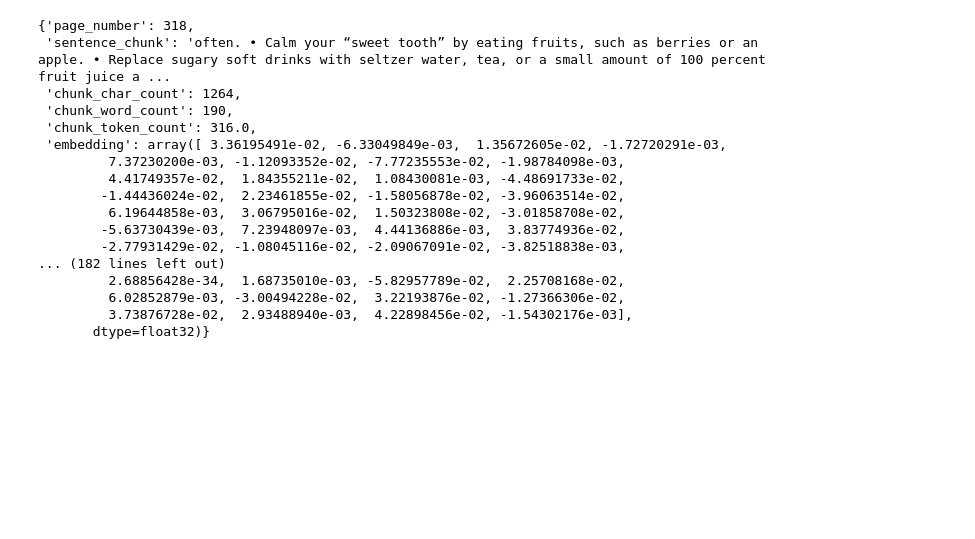
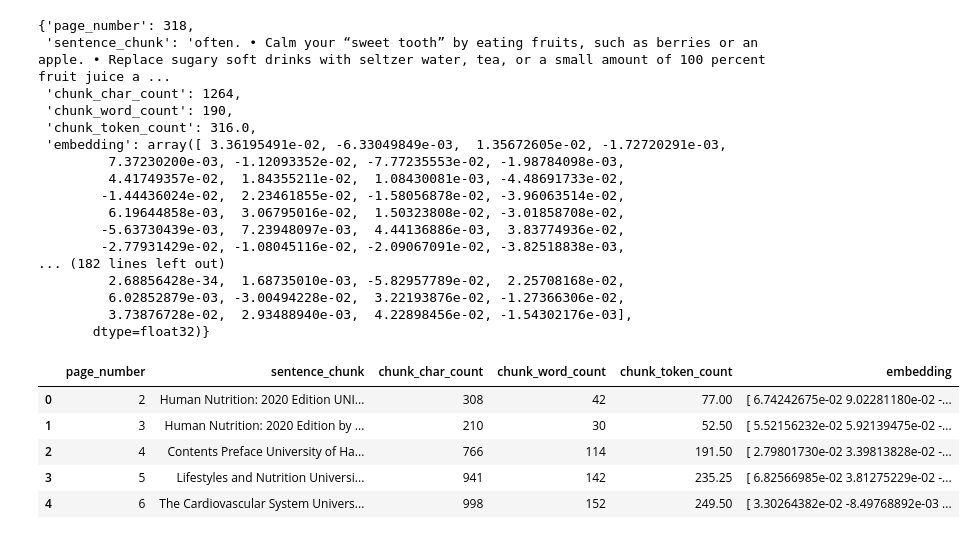
Before and after one commit to ProgramerSalar/simple_RAG, a Jupyter notebook: local_rag/simple_local_rag.ipynb, the cells around one changed output. Drawn from its saved outputs; the diff is of its cells as text; code cells hidden in the pictures; blank space fills up the shorter version.

```diff
--- a/simple_local_rag.ipynb
+++ b/local_rag/simple_local_rag.ipynb
@@ -566,3 +566,15 @@ pages_and_chunks_over_min_token_len[419]
 text_chunks_and_embeddings_df = pd.DataFrame(pages_and_chunks_over_min_token_len)
 embeddings_df_save_path = "text_chunks_and_embeddings_df.csv"
 text_chunks_and_embeddings_df.to_csv(embeddings_df_save_path, index=False)
+# %%
+# import saved file and view
+
+text_chunks_and_embeddings_df_load = pd.read_csv(embeddings_df_save_path)
+text_chunks_and_embeddings_df_load.head()
+# %% [output]
+|  | page_number | sentence_chunk | chunk_char_count | chunk_word_count | chunk_token_count | embedding |
+| 0 | 2 | Human Nutrition: 2020 Edition UNI... | 308 | 42 | 77.00 | [ 6.74242675e-02 9.02281180e-02 -... |
+| 1 | 3 | Human Nutrition: 2020 Edition by ... | 210 | 30 | 52.50 | [ 5.52156232e-02 5.92139475e-02 -... |
+| 2 | 4 | Contents Preface University of Ha... | 766 | 114 | 191.50 | [ 2.79801730e-02 3.39813828e-02 -... |
+| 3 | 5 | Lifestyles and Nutrition Universi... | 941 | 142 | 235.25 | [ 6.82566985e-02 3.81275229e-02 -... |
+| 4 | 6 | The Cardiovascular System Univers... | 998 | 152 | 249.50 | [ 3.30264382e-02 -8.49768892e-03 ... |
```
Also changed, not shown: 2 other files.
